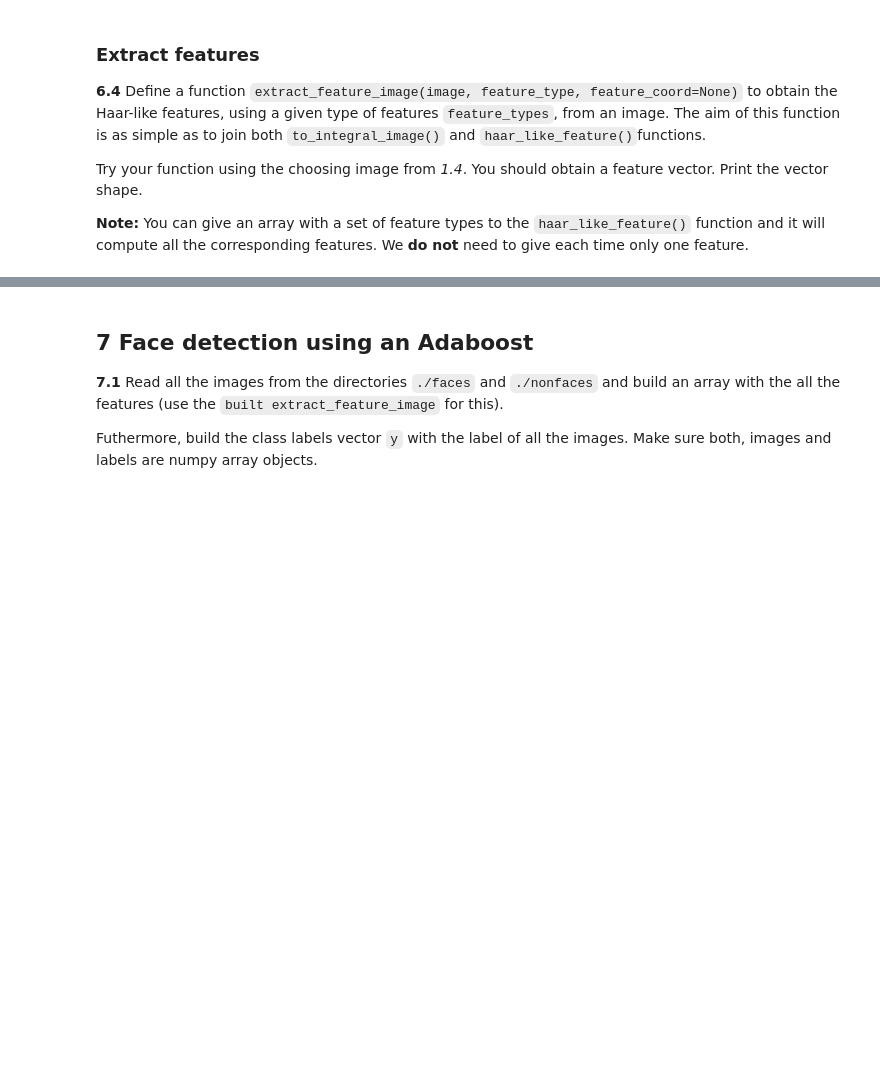
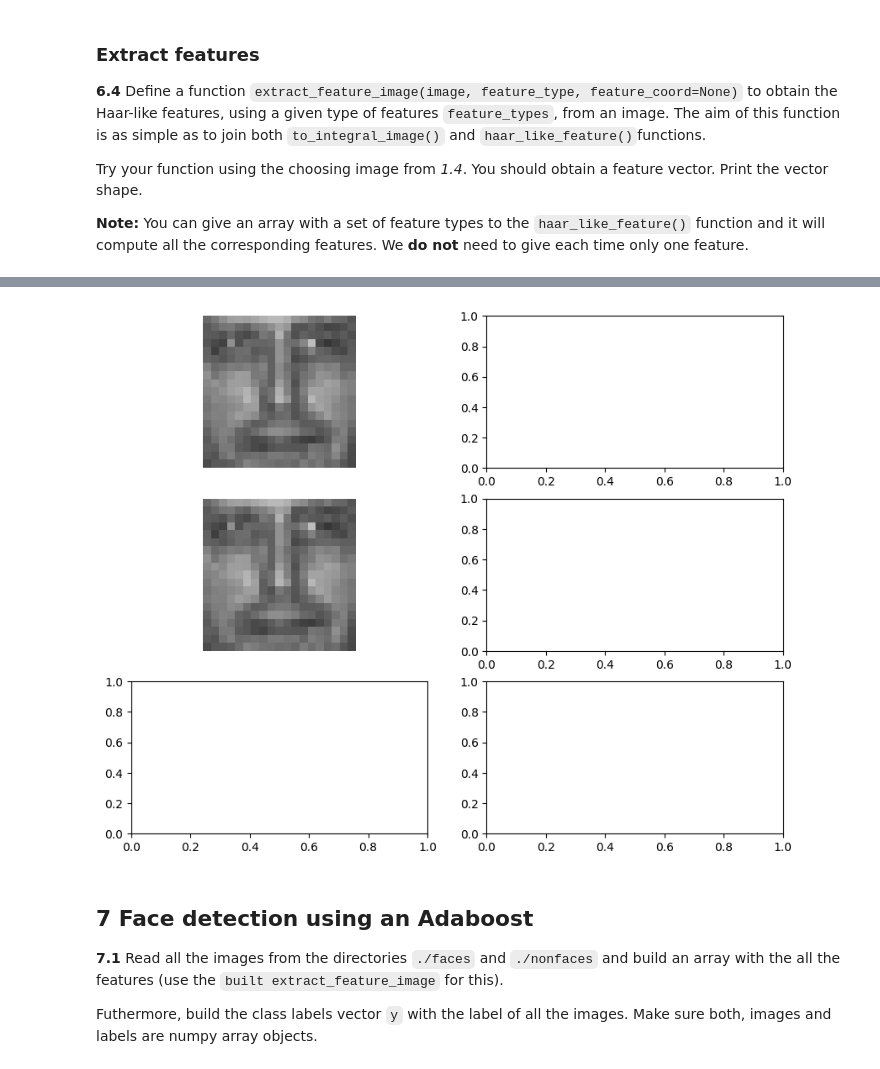
Before and after one commit to neorefraction/Universitat-Barcelona, a Jupyter notebook: Tercero/Vision-Artificial/P5/deliverable.ipynb, the cells around one changed output, grey strips where cells are left out. Saved outputs shown, nothing was run; the diff lists cells and outputs as text; code cells hidden in the pictures; blank space fills up the shorter version.

```diff
--- a/Tercero/Vision-Artificial/P5/deliverable.ipynb
+++ b/Tercero/Vision-Artificial/P5/deliverable.ipynb
@@ -897,3 +866,13 @@ def extract_feature_image(image, feature_type, feature_coord = None):
+# %%
+def extract_feature_image(image, feature_type, feature_coord = None):
+
+    # Converts the image to its integral image
+    int_image = to_integral_image(image)
+
+    # Extracts the image features
+    features = haar_like_feature(int_image, 0, 0, int_image.shape[0], int_image.shape[1], feature_type, feature_coord)
+
+    return features
 # %% [markdown]
 **6.5** Plot a Haar-like feature on an image:
 
@@ -910,10 +889,25 @@ Define a function ``plotFeatures``  to visualize Haar-like features on an images
 <img src="images/image1.png" width=600, height=300>
 
 *Note that there are multiple features and therefore your results might not exactly match this example, depending on your selection.*
-# %%
-#your solution
-def plotFeatures(feature_types) -> None:
-    pass
+# %%
+#your solution
+def plotFeatures(image: np.ndarray, feature_types: list[str]) -> None:
+
+    features = extract_feature_image(image, feature_types)
+    feature_coord, feature_type = haar_like_feature_coord(1, 1, feature_types)
+
+    fig, axs = plt.subplots(3, 2, figsize=(10, 8))
+
+    for i in range(3):
+        for j in range(2):
+            if i != 2 and j != 1:
+                image = draw_haar_like_feature(image, 0, 0, image.shape[0], image.shape[1], feature_coord)
+                axs[i][j].axis('off')
+                axs[i][j].imshow(image)
+
+plotFeatures(io.imread('images/faces/face00001.png'), feature_types)
+# %% [output]
+[figure, added]
 # %% [markdown]
 ## 7 Face detection using an Adaboost
 
```
Also changed, not shown: parts of 15 cells of this notebook, 2 other files.
